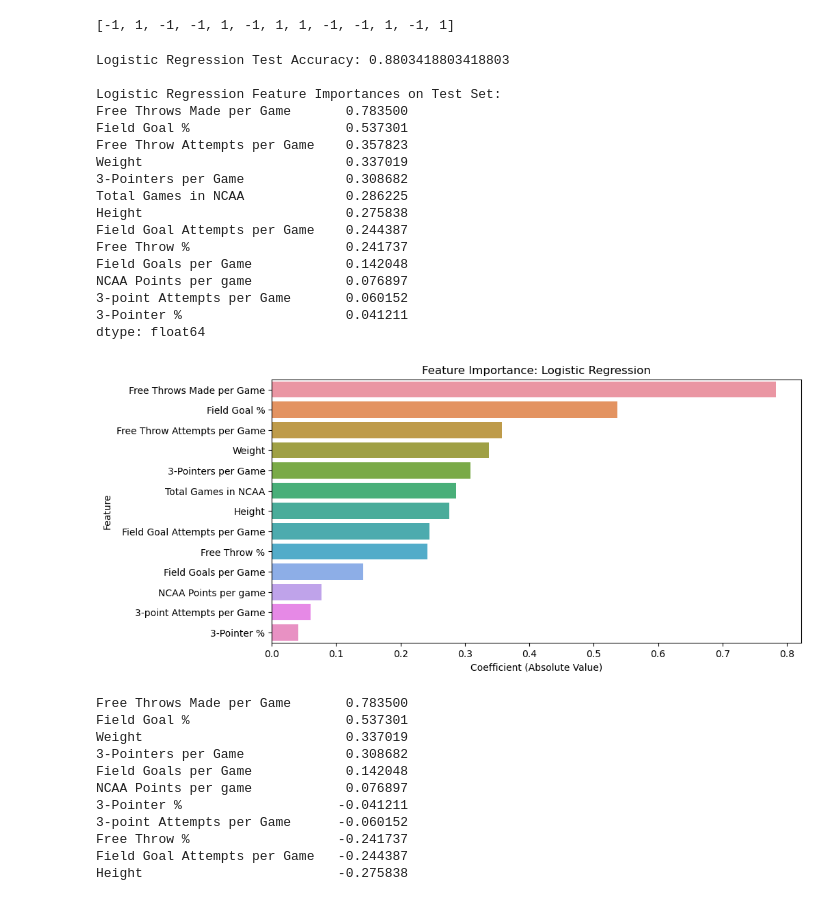
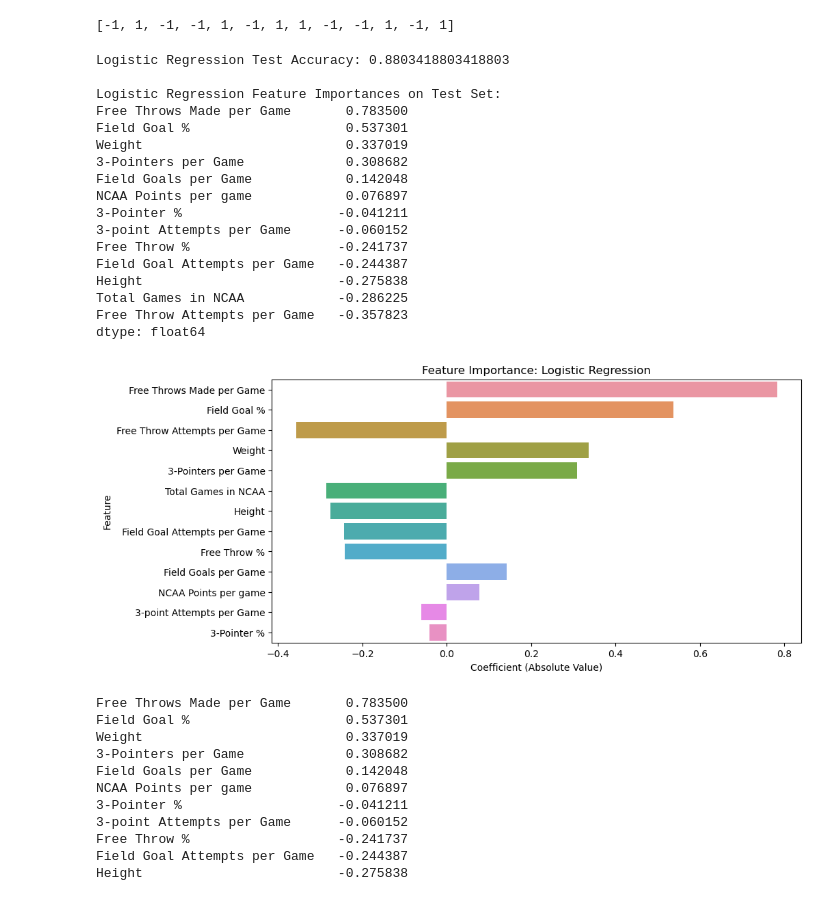
Before and after one commit to mattietoll/ISYE6740-Final-Project, a Jupyter notebook: Feature_Analysis.ipynb, the cells around one changed output. Cells and saved outputs as stored; diff of their text form; code cells hidden in the pictures.

```diff
--- a/Feature_Analysis.ipynb
+++ b/Feature_Analysis.ipynb
@@ -363,43 +361,45 @@ y_test_pred = logistic_model.predict(X_test_scaled)
 test_accuracy = accuracy_score(y_test, y_test_pred)
 print(f"\n{best_model_name} Test Accuracy: {test_accuracy}")
 
 
 #logit_importance = pd.Series(models[best_model_name]['model'].feature_importances_, index=features)
-logit_importance = abs(logistic_importance).sort_values(ascending=False)
+logit_importance = logistic_importance.sort_values(ascending=False)
+
+importance_sorted = logit_importance.reindex(logit_importance.abs().sort_values(ascending=False).index)
 
 #gb_importance.index = ['Field goal %', 'Free throw %', 'Weight', '# Games in NCAA', 'Free throw attempts per game',
  #'3-PT scored per game', 'Free throws scored per game', 'Field goal attempts per game',
  #'3-PT %', 'Field goals scored per game', 'Total points per game', '3-PT attempts per game', 'Height']
 
 print("\nLogistic Regression Feature Importances on Test Set:")
 print(logit_importance)
 
 # Visualization
 plt.figure(figsize=(10, 5))
-sns.barplot(x=logit_importance.values, y=logit_importance.index)
+sns.barplot(x=importance_sorted.values, y=importance_sorted.index)
 plt.title('Feature Importance: Logistic Regression')
 plt.xlabel('Coefficient (Absolute Value)')
 plt.ylabel('Feature')
 plt.show()
 # %% [output]
 Logistic Regression Test Accuracy: 0.8803418803418803
 
 Logistic Regression Feature Importances on Test Set:
 Free Throws Made per Game       0.783500
 Field Goal %                    0.537301
-Free Throw Attempts per Game    0.357823
 Weight                          0.337019
 3-Pointers per Game             0.308682
-Total Games in NCAA             0.286225
-Height                          0.275838
-Field Goal Attempts per Game    0.244387
-Free Throw %                    0.241737
 Field Goals per Game            0.142048
 NCAA Points per game            0.076897
-3-point Attempts per Game       0.060152
-3-Pointer %                     0.041211
+3-Pointer %                    -0.041211
+3-point Attempts per Game      -0.060152
+Free Throw %                   -0.241737
+Field Goal Attempts per Game   -0.244387
+Height                         -0.275838
+Total Games in NCAA            -0.286225
+Free Throw Attempts per Game   -0.357823
 dtype: float64
-[figure, old version]
+[figure, new version]
 # %%
 logistic_importance.sort_values(ascending=False)
 # %% [output]
```
Also changed, not shown: parts of 4 cells of this notebook.
